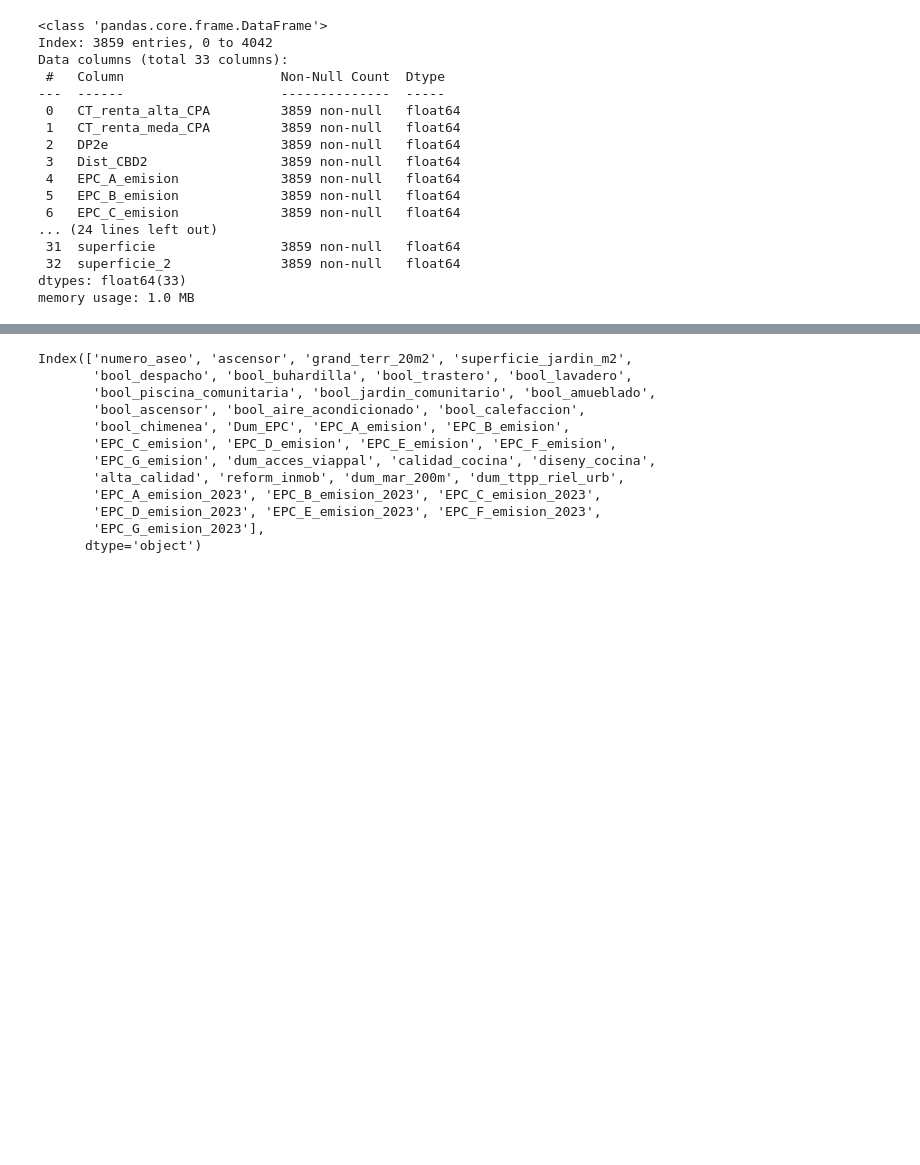
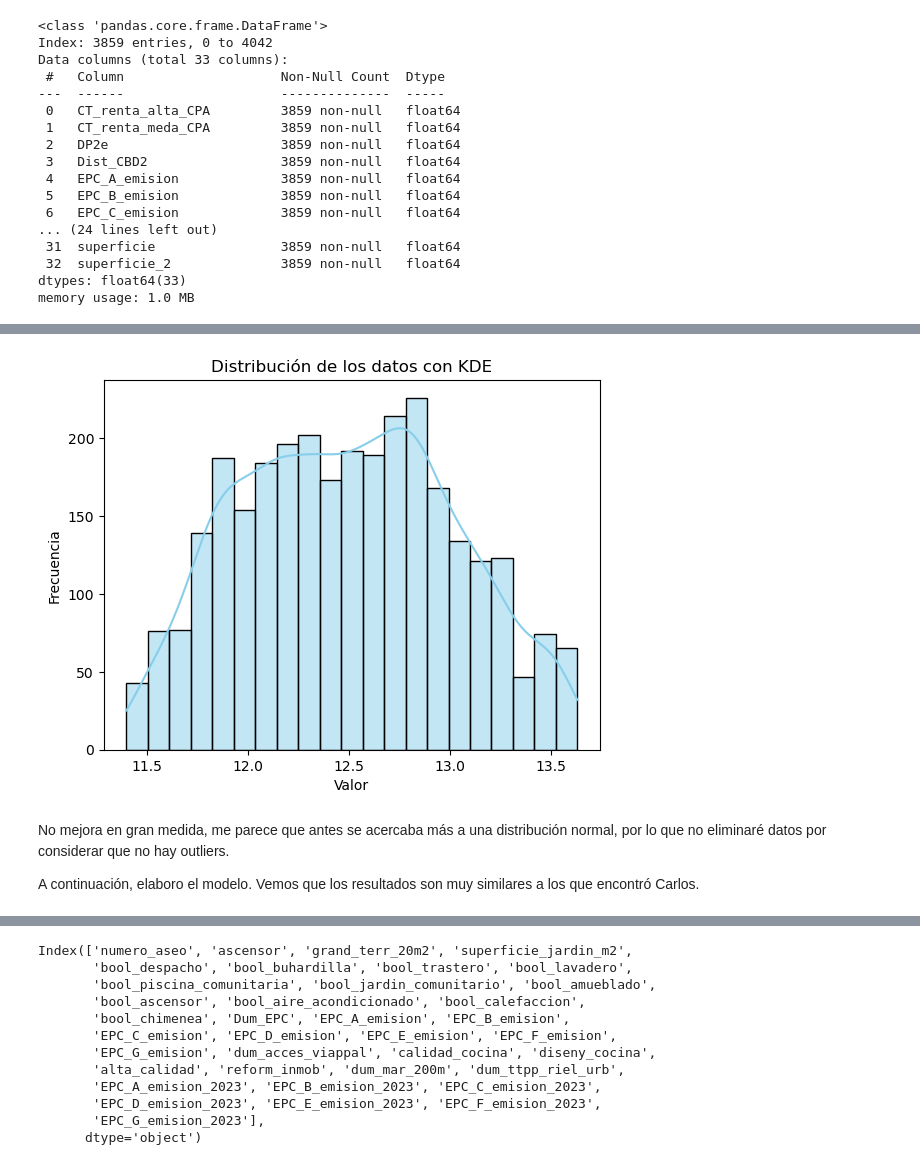
Before and after one commit to jrojasquiroz/hppAI, a Jupyter notebook: CalibraciónBCN.ipynb, the cells around one changed output, grey strips where cells are left out. Drawn from its saved outputs; the diff is of its cells as text; code cells hidden in the pictures; blank space fills up the shorter version.

```diff
--- a/CalibraciónBCN.ipynb
+++ b/CalibraciónBCN.ipynb
@@ -147,0 +194,27 @@ print("OLS - RRSE:", rrse_ols)
+# %%
+mean = y_trainOLS.mean()
+std_dev = y_trainOLS.std()
+
+# Definir los límites para identificar outliers
+lower_limit = mean - 2 * std_dev
+upper_limit = mean + 2 * std_dev
+
+# Filtrar los datos para eliminar los outliers
+y_trainOLS_filtered = y_trainOLS[(y_trainOLS >= lower_limit) & (y_trainOLS <= upper_limit)]
+
+# Crear un histograma de los datos con KDE
+sns.histplot(y_trainOLS_filtered, kde=True, color='skyblue', edgecolor='black')
+
+# Agregar etiquetas y título
+plt.xlabel('Valor')
+plt.ylabel('Frecuencia')
+plt.title('Distribución de los datos con KDE')
+
+# Mostrar el histograma
+plt.show()
+# %% [output]
+[figure, added]
+# %% [markdown]
+No mejora en gran medida, me parece que antes se acercaba más a una distribución normal, por lo que no eliminaré datos por considerar que no hay outliers.
+
+A continuación, elaboro el modelo. Vemos que los resultados son muy similares a los que encontró Carlos.
```
Also changed, not shown: parts of 60 cells of this notebook.
